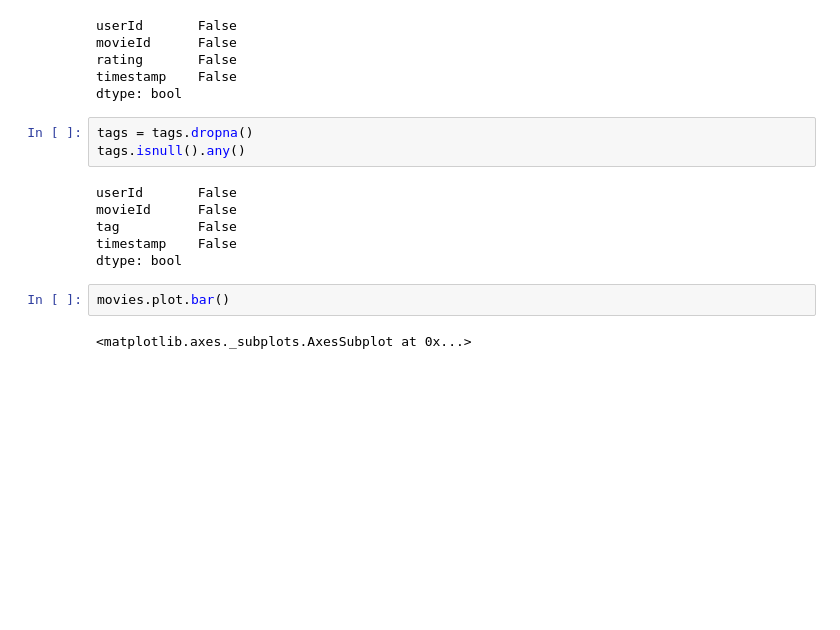
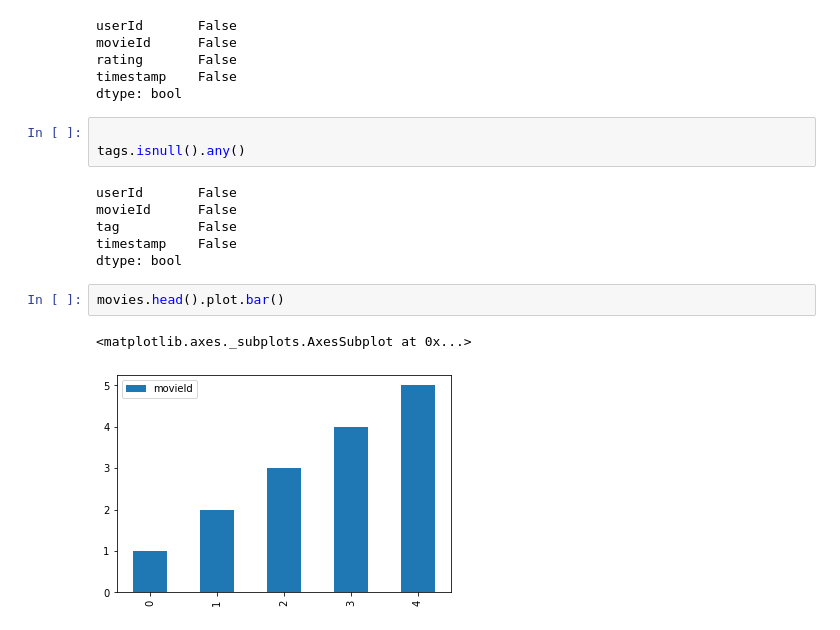
Before and after one commit to hiper2d/python-for-data-science-course, a Jupyter notebook: Week-4-Pandas/Practice.ipynb, the cells around one changed output. Saved outputs shown, nothing was run; the diff lists cells and outputs as text; blank space fills up the shorter version.

```diff
--- a/Week-4-Pandas/Practice.ipynb
+++ b/Week-4-Pandas/Practice.ipynb
@@ -102,7 +103,7 @@ rating       False
 timestamp    False
 dtype: bool
 # %%
-tags = tags.dropna()
+
 tags.isnull().any()
 # %% [output]
 userId       False
@@ -111,6 +112,7 @@ tag          False
 timestamp    False
 dtype: bool
 # %%
-movies.plot.bar()
+movies.head().plot.bar()
 # %% [output]
 <matplotlib.axes._subplots.AxesSubplot at 0x...>
+[figure, added]
```
Also changed, not shown: parts of 4 cells of this notebook, 1 other file.
